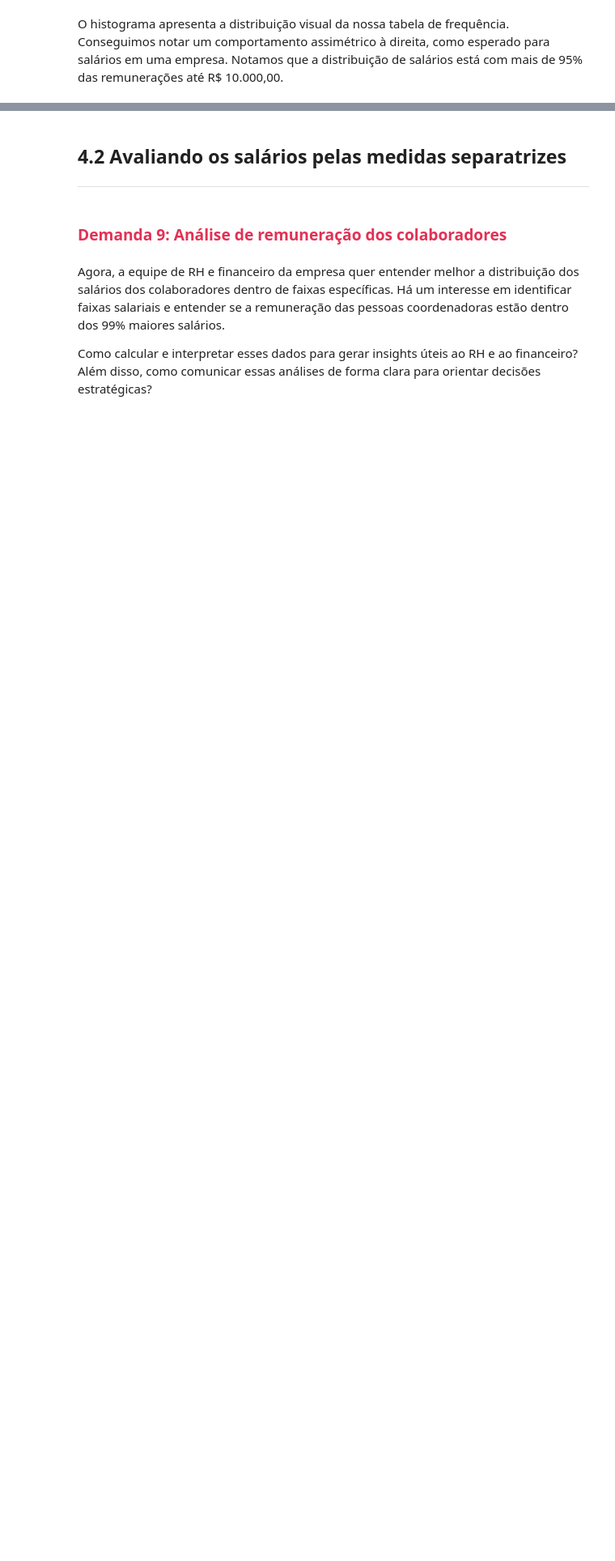
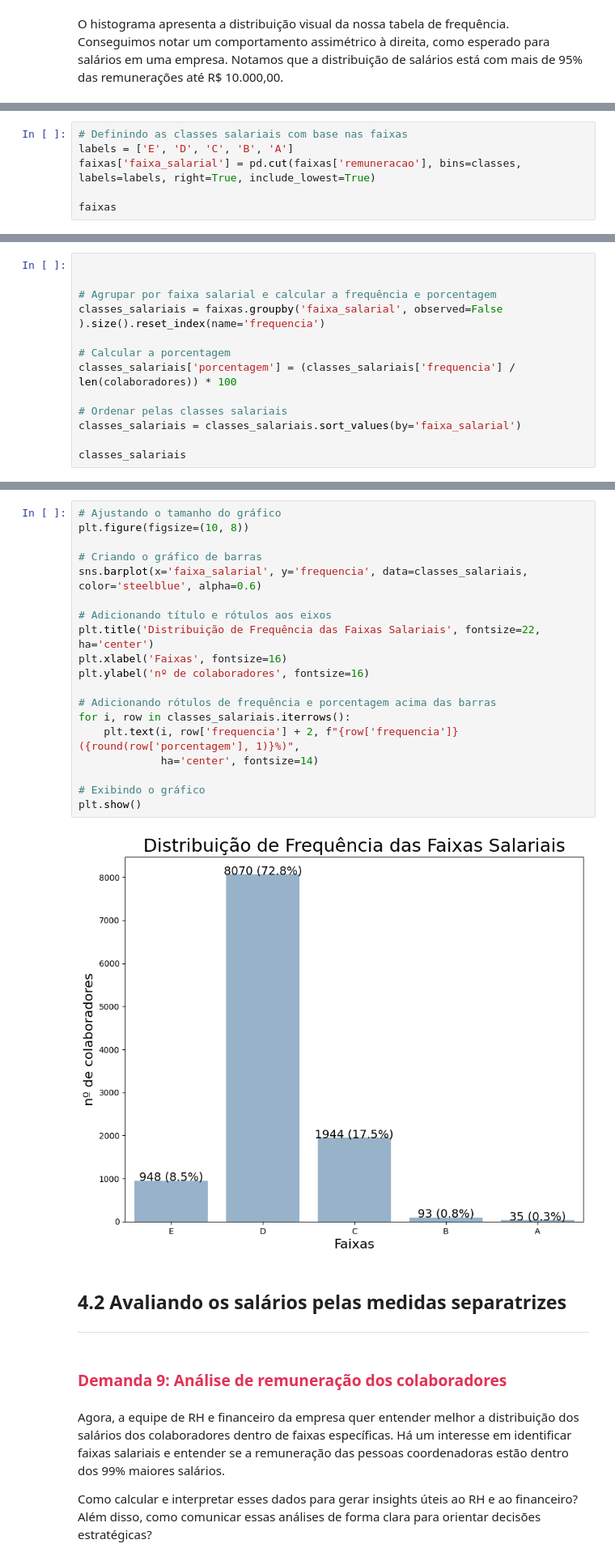
Before and after one commit to mauricioaalmeida/ONE-ETL, a Jupyter notebook: Projeto_Inicial_Estatística_com_Python_frequencias_e_medidas.ipynb, the cells around one changed output, grey strips where cells are left out. Shown at 81% size. Cells and saved outputs as stored; diff of their text form; blank space fills up the shorter version.

```diff
--- a/Projeto_Inicial_Estatística_com_Python_frequencias_e_medidas.ipynb
+++ b/Projeto_Inicial_Estatística_com_Python_frequencias_e_medidas.ipynb
@@ -1110,0 +1206,6 @@ Notamos que a distribuição de salários está com mais de 95% das remuneraçõ
+# %%
+# Definindo as classes salariais com base nas faixas
+labels = ['E', 'D', 'C', 'B', 'A']
+faixas['faixa_salarial'] = pd.cut(faixas['remuneracao'], bins=classes, labels=labels, right=True, include_lowest=True)
+
+faixas
@@ -1110,0 +1240,13 @@ Notamos que a distribuição de salários está com mais de 95% das remuneraçõ
+# %%
+
+
+# Agrupar por faixa salarial e calcular a frequência e porcentagem
+classes_salariais = faixas.groupby('faixa_salarial', observed=False ).size().reset_index(name='frequencia')
+
+# Calcular a porcentagem
+classes_salariais['porcentagem'] = (classes_salariais['frequencia'] / len(colaboradores)) * 100
+
+# Ordenar pelas classes salariais
+classes_salariais = classes_salariais.sort_values(by='faixa_salarial')
+
+classes_salariais
@@ -1111,3 +1260,24 @@ Notamos que a distribuição de salários está com mais de 95% das remuneraçõ
+# %%
+# Ajustando o tamanho do gráfico
+plt.figure(figsize=(10, 8))
+
+# Criando o gráfico de barras
+sns.barplot(x='faixa_salarial', y='frequencia', data=classes_salariais, color='steelblue', alpha=0.6)
+
+# Adicionando título e rótulos aos eixos
+plt.title('Distribuição de Frequência das Faixas Salariais', fontsize=22, ha='center')
+plt.xlabel('Faixas', fontsize=16)
+plt.ylabel('nº de colaboradores', fontsize=16)
+
+# Adicionando rótulos de frequência e porcentagem acima das barras
+for i, row in classes_salariais.iterrows():
+    plt.text(i, row['frequencia'] + 2, f"{row['frequencia']} ({round(row['porcentagem'], 1)}%)",
+             ha='center', fontsize=14)
+
+# Exibindo o gráfico
+plt.show()
+# %% [output]
+[figure, added]
 # %% [markdown]
 ## **4.2 Avaliando os salários pelas medidas separatrizes**
 
```
Also changed, not shown: parts of 44 cells of this notebook.
